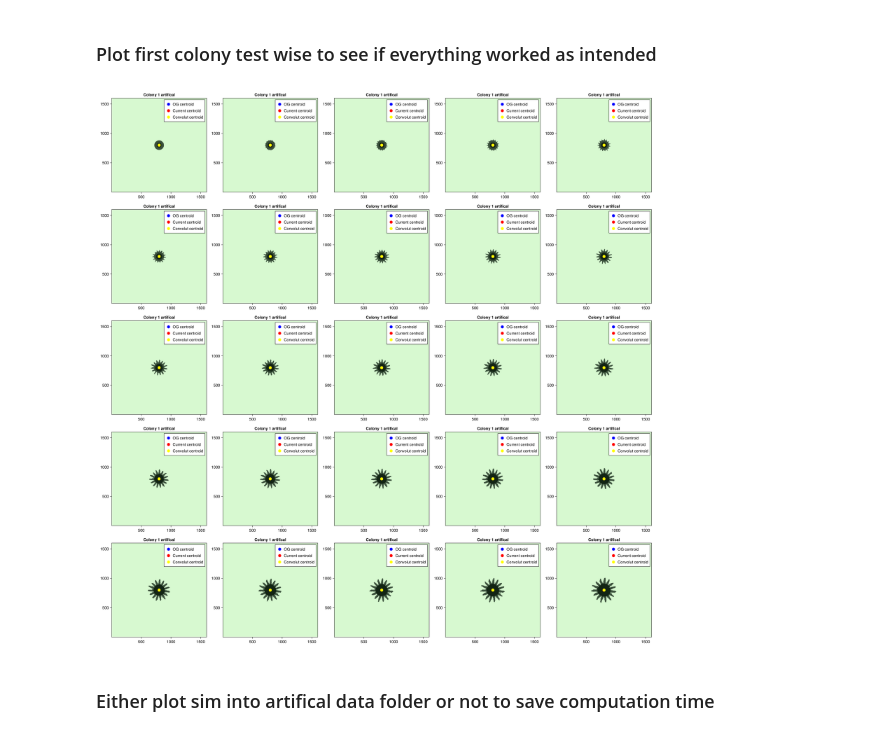
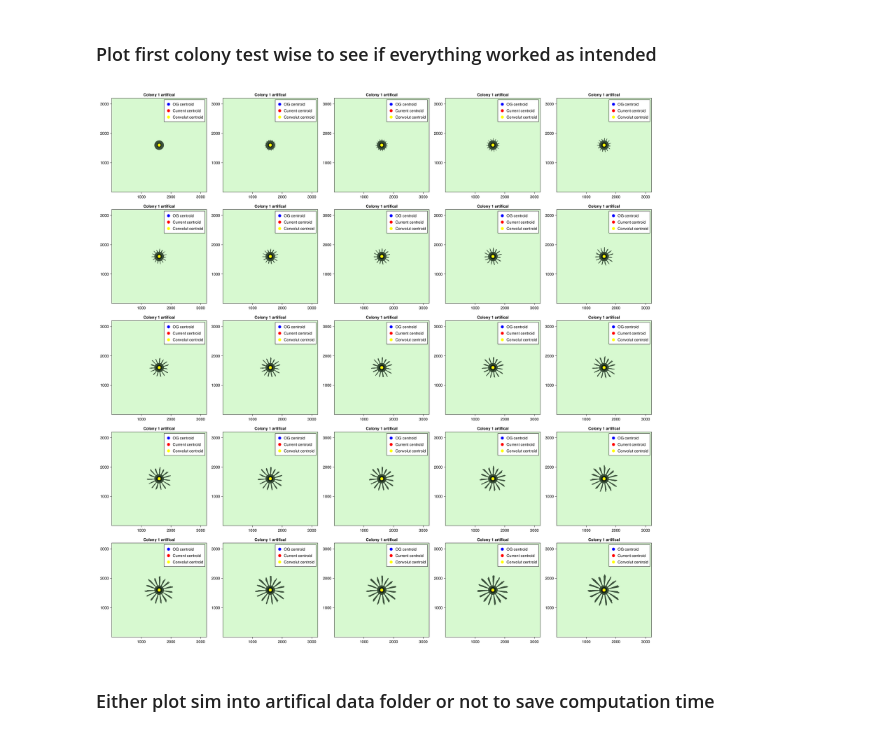
Before and after one commit to AndreasKuhn-ak/ColonyImages.jl, a Jupyter notebook: create_artifical_patterns.ipynb, the cells around one changed output. Cells and saved outputs as stored; diff of their text form; code cells hidden in the pictures.

```diff
--- a/create_artifical_patterns.ipynb
+++ b/create_artifical_patterns.ipynb
@@ -25,7 +41,7 @@ df = DataFrame(data_set =String[], colony = String[], time = Int[],
 para = parameters(
         im_size = [3200,3200],
         time_points = [0:2:48...],
-        colony_nr = 64);
+        colony_nr = 8);
 
 simulations = ["Random", "Finger_weak", "Finger_strong"]
 #simulations = ["Random"]
@@ -84,9 +101,9 @@ end
 # %% [markdown]
 ### Plot first colony test wise to see if everything worked as intended
 # %%
-fig_test = plot_time_series_cov_centroid(vec_of_sims[2][1:1], para)
+fig_test = plot_time_series_cov_centroid(vec_of_sims[3][1:1], para)
 # %% [output]
-[figure, old version]
+[figure, new version]
 # %% [markdown]
 ###  Either plot sim into artifical data folder or not to save computation time
 # %%
```
Also changed, not shown: parts of 5 cells of this notebook, 8 other files.
